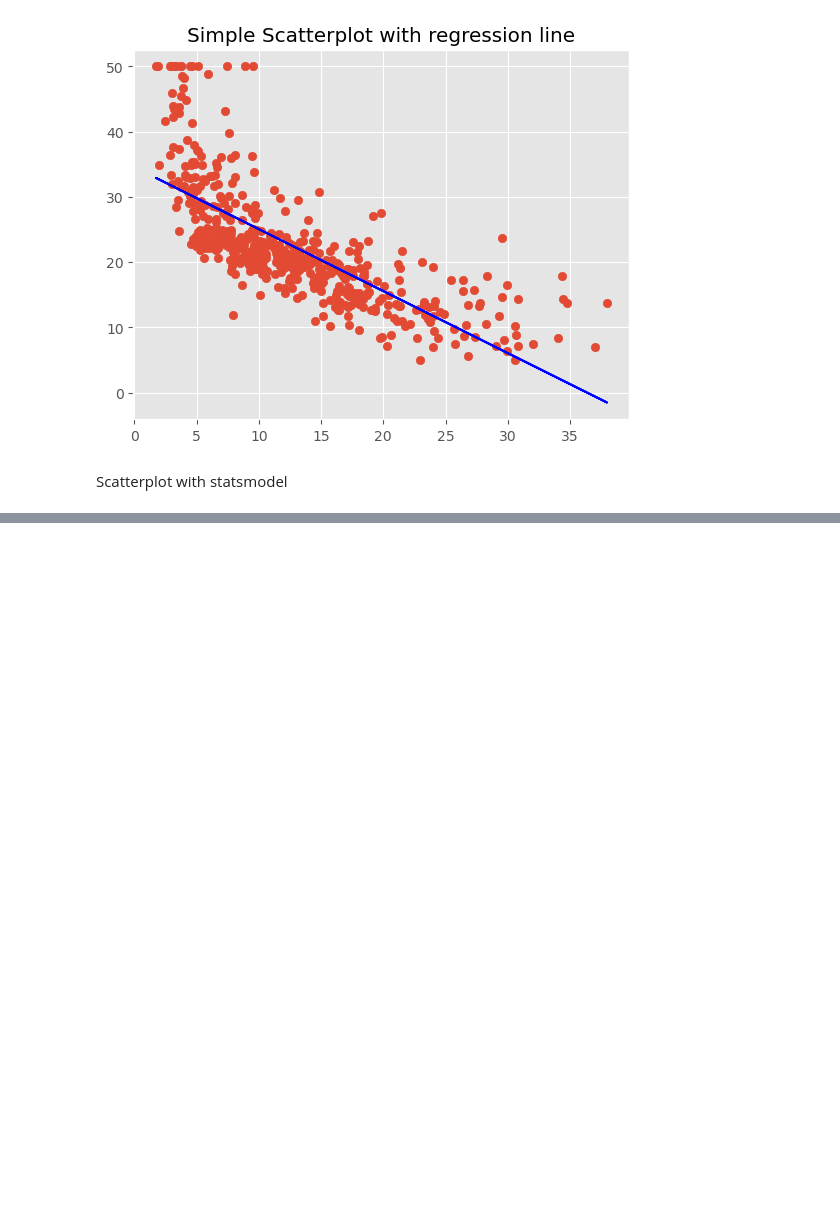
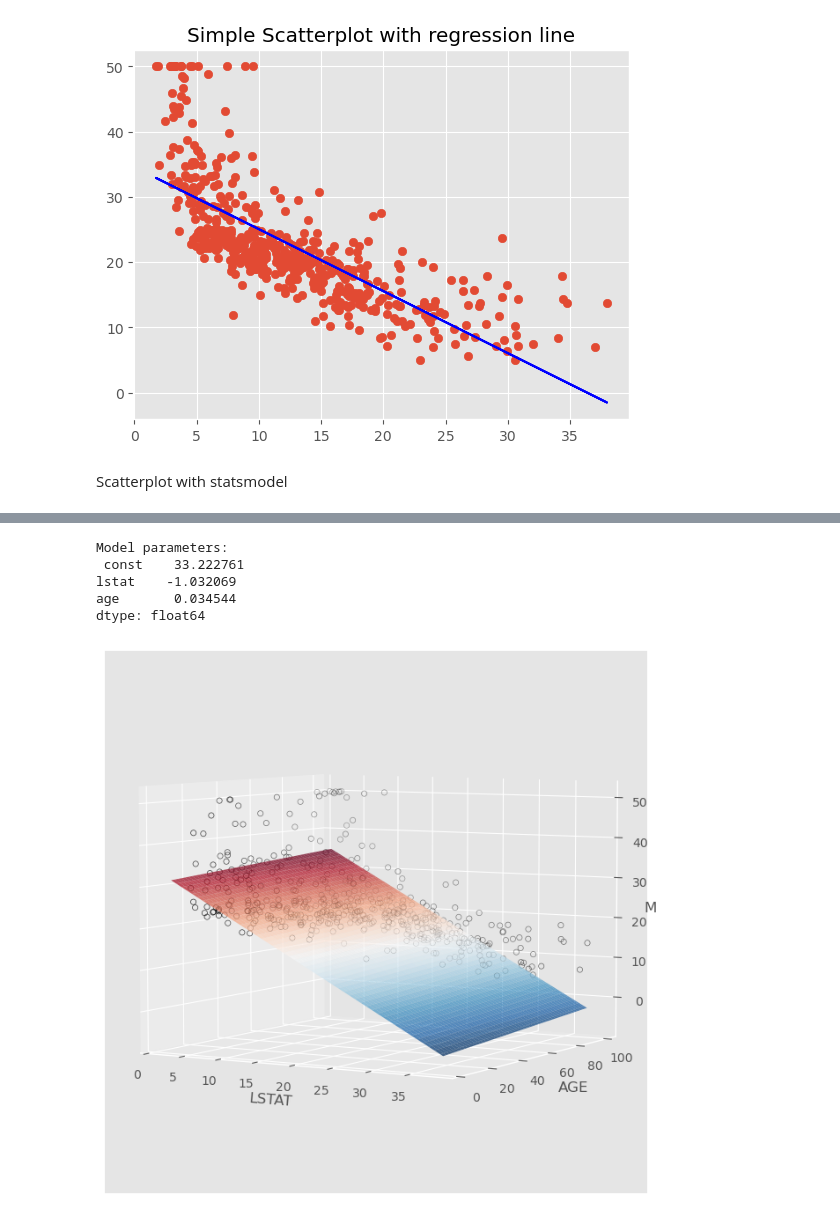
Before and after one commit to edition18/ISLR-in-Python, a Jupyter notebook: My Work/Lab Exercises/chp3.ipynb, the cells around one changed output, grey strips where cells are left out. Cells and saved outputs as stored; diff of their text form; code cells hidden in the pictures; blank space fills up the shorter version.

```diff
--- a/My Work/Lab Exercises/chp3.ipynb
+++ b/My Work/Lab Exercises/chp3.ipynb
@@ -136,0 +145,41 @@ plt.ylabel('MEDV');
+# %%
+# create our design matrix using LSTAT and AGE predictors
+#i.e. this is a multivariable regression
+#X is now a 3 column dataset
+X = sm.add_constant(boston[['lstat','age']])
+
+# set the dependent variable
+Y = boston["medv"]
+
+fig = plt.figure(figsize=(12, 8))
+ax = fig.add_subplot(111, projection='3d',azim=-60, elev=5)
+
+# create the model instance and estimate
+model = sm.OLS(Y,X)
+estimate = model.fit()
+# data about the model is stored in summary
+print('Model parameters:\n', estimate.params[:])
+
+# Plot the data
+ax.scatter(X.loc[:,'lstat'], X.loc[:,'age'], Y.values, facecolors=(0,0,0,0),\
+           edgecolor='k', depthshade=True);
+ax.set_xlabel('LSTAT');
+ax.set_ylabel('AGE')
+ax.set_zlabel('MEDV')
+
+# Plot the OLS estimate
+# create a grid of points
+xx1, xx2 = np.meshgrid(np.linspace(X.lstat.min(), X.lstat.max(), 100),
+                       np.linspace(X.age.min(), X.age.max(), 100))
+
+# plot the plane by evaluating the parameters over the grid
+Z = estimate.params[0] + estimate.params[1] * xx1 + estimate.params[2] * xx2
+# plot plane
+surf = ax.plot_surface(xx1, xx2, Z, cmap=plt.cm.RdBu_r, alpha=0.75, linewidth=0)
+# %% [output]
+Model parameters:
+ const    33.222761
+lstat    -1.032069
+age       0.034544
+dtype: float64
+[figure, added]
```
Also changed, not shown: parts of 15 cells of this notebook.
